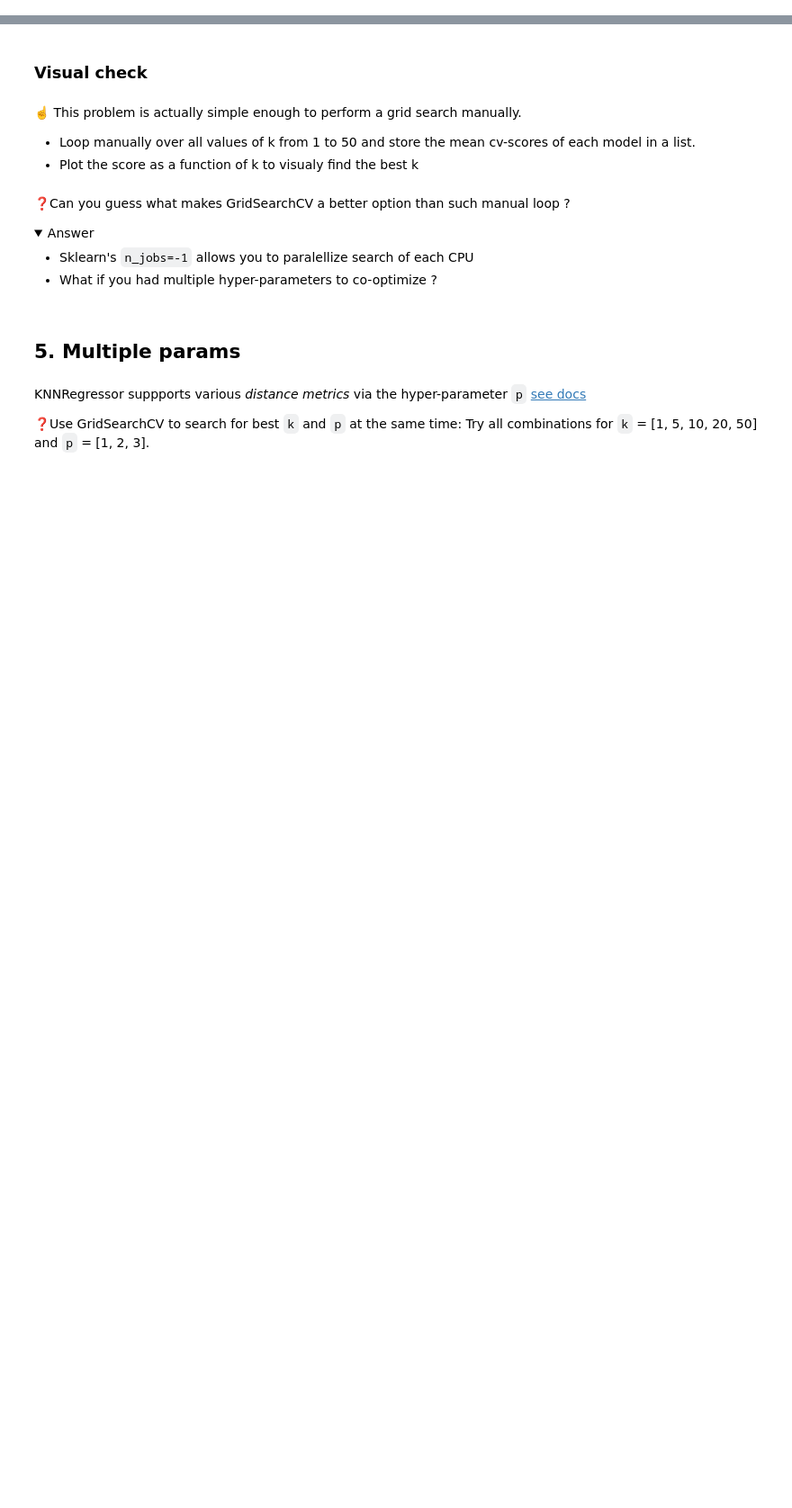
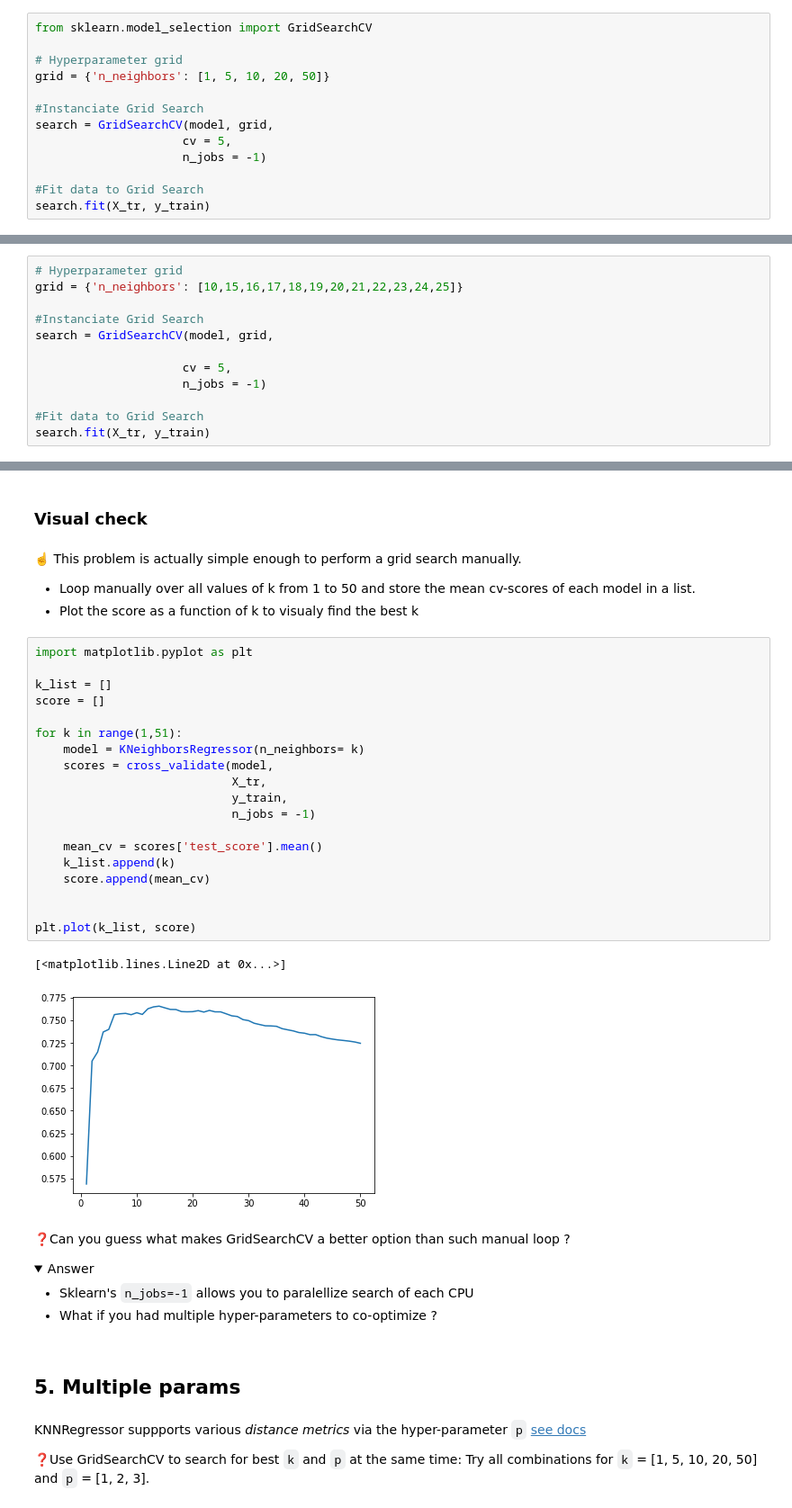
Before and after one commit to roadbusta/data-challenges-recap, a Jupyter notebook: 05-ML/05-Model-Tuning/01-Workflow/Workflow.ipynb, the cells around one changed output, grey strips where cells are left out. Shown at 90% size. Cells and saved outputs as stored; diff of their text form; folded sections open; blank space fills up the shorter version.

```diff
--- a/05-ML/05-Model-Tuning/01-Workflow/Workflow.ipynb
+++ b/05-ML/05-Model-Tuning/01-Workflow/Workflow.ipynb
@@ -42,3 +102,16 @@ Let's use sklearn `GridSearchCV` to find the best KNN hyperparameter `n_neighbor
 - Start coarse-grain approach, with `n_neighbors` = [1,5,10,20,50]
 - 5-fold cross validate each combination
 - Be sure to maximize your performance time using `n_jobs`
+# %%
+from sklearn.model_selection import GridSearchCV
+
+# Hyperparameter grid
+grid = {'n_neighbors': [1, 5, 10, 20, 50]}
+
+#Instanciate Grid Search
+search = GridSearchCV(model, grid,
+                     cv = 5,
+                     n_jobs = -1)
+
+#Fit data to Grid Search
+search.fit(X_tr, y_train)
@@ -57,0 +139,12 @@ best_k = ?
+# %%
+# Hyperparameter grid
+grid = {'n_neighbors': [10,15,16,17,18,19,20,21,22,23,24,25]}
+
+#Instanciate Grid Search
+search = GridSearchCV(model, grid,
+
+                     cv = 5,
+                     n_jobs = -1)
+
+#Fit data to Grid Search
+search.fit(X_tr, y_train)
@@ -70,6 +198,28 @@ print(result.check())
 ☝️ This problem is actually simple enough to perform a grid search manually.
 - Loop manually over all values of k from 1 to 50 and store the mean cv-scores of each model in a list.
 - Plot the score as a function of k to visualy find the best k
+# %%
+import matplotlib.pyplot as plt
+
+k_list = []
+score = []
+
+for k in range(1,51):
+    model = KNeighborsRegressor(n_neighbors= k)
+    scores = cross_validate(model,
+                            X_tr,
+                            y_train,
+                            n_jobs = -1)
+
+    mean_cv = scores['test_score'].mean()
+    k_list.append(k)
+    score.append(mean_cv)
+
+
+plt.plot(k_list, score)
+# %% [output]
+[<matplotlib.lines.Line2D at 0x...>]
+[figure, added]
 # %% [markdown]
 ❓Can you guess what makes GridSearchCV a better option than such manual loop ?
 
```
Also changed, not shown: parts of 21 cells of this notebook, 10 other files.
